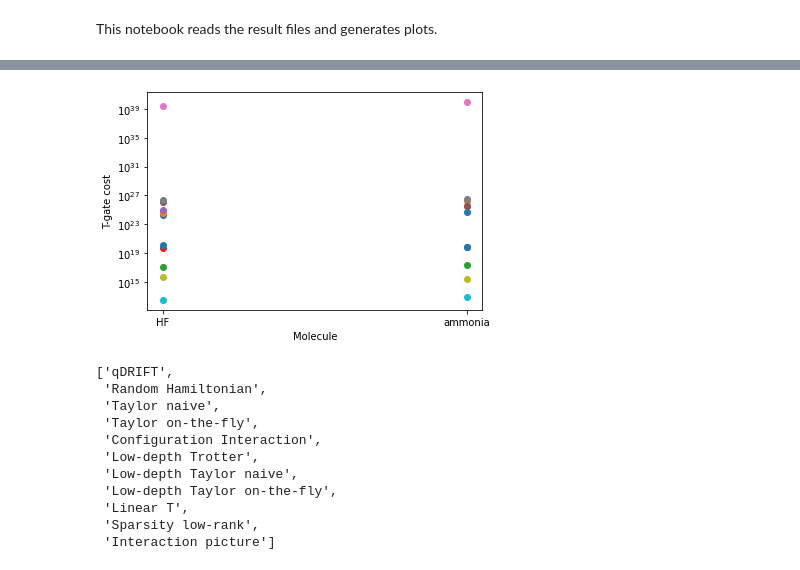
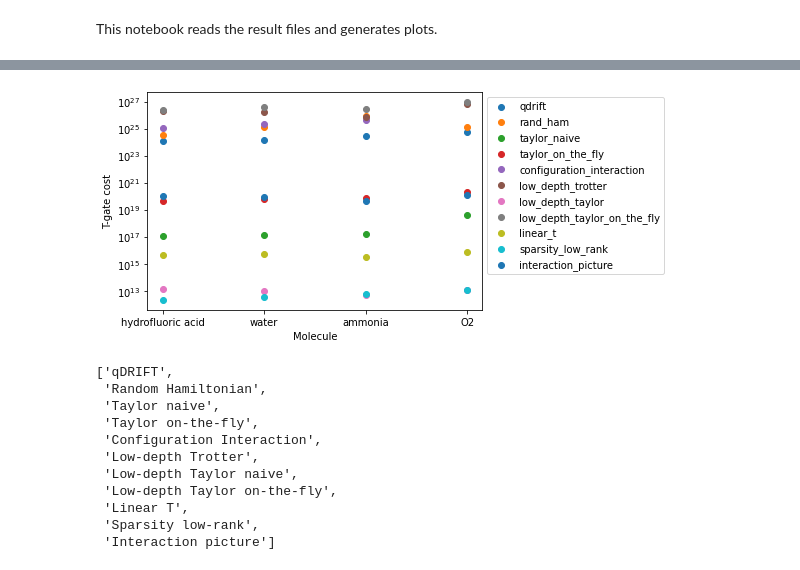
Before and after one commit to PabloAMC/TFermion, a Jupyter notebook: Plot_generation.ipynb, the cells around one changed output, grey strips where cells are left out. Saved outputs shown, nothing was run; the diff lists cells and outputs as text; code cells hidden in the pictures.

```diff
--- a/Plot_generation.ipynb
+++ b/Plot_generation.ipynb
@@ -5,7 +5,7 @@ This notebook reads the result files and generates plots.
 # %%
 import pandas as pd
 # %%
-df = pd.read_csv('T-gate_costs.csv', delimiter  = ';', index_col = 'Methods')
+df = pd.read_csv('results/results.csv', delimiter  = ',', index_col = 'Methods')
 # %%
 df
 # %% [output]
@@ -49,24 +49,24 @@ df
 # %%
 import matplotlib.pyplot as plt
 fig, ax = plt.subplots()
 
 plt.xlabel("Molecule")
 plt.ylabel("T-gate cost")
 plt.yscale('log')
 #plt.legend(loc='upper left')
 
 # Function add a legend
 #plt.legend(list(df.columns), loc='upper left')
 
 for col in df.columns:
     ax.scatter(df.index, df[col], label = col)
 
-#ax.legend(loc='upper left')
+ax.legend(bbox_to_anchor=(1, 1))
 
 
 plt.show()
 # %% [output]
-[figure, old version]
+[figure, new version]
 # %%
 list(df.columns)
 # %% [output]
```
Also changed, not shown: parts of 4 cells of this notebook, 8 other files.
